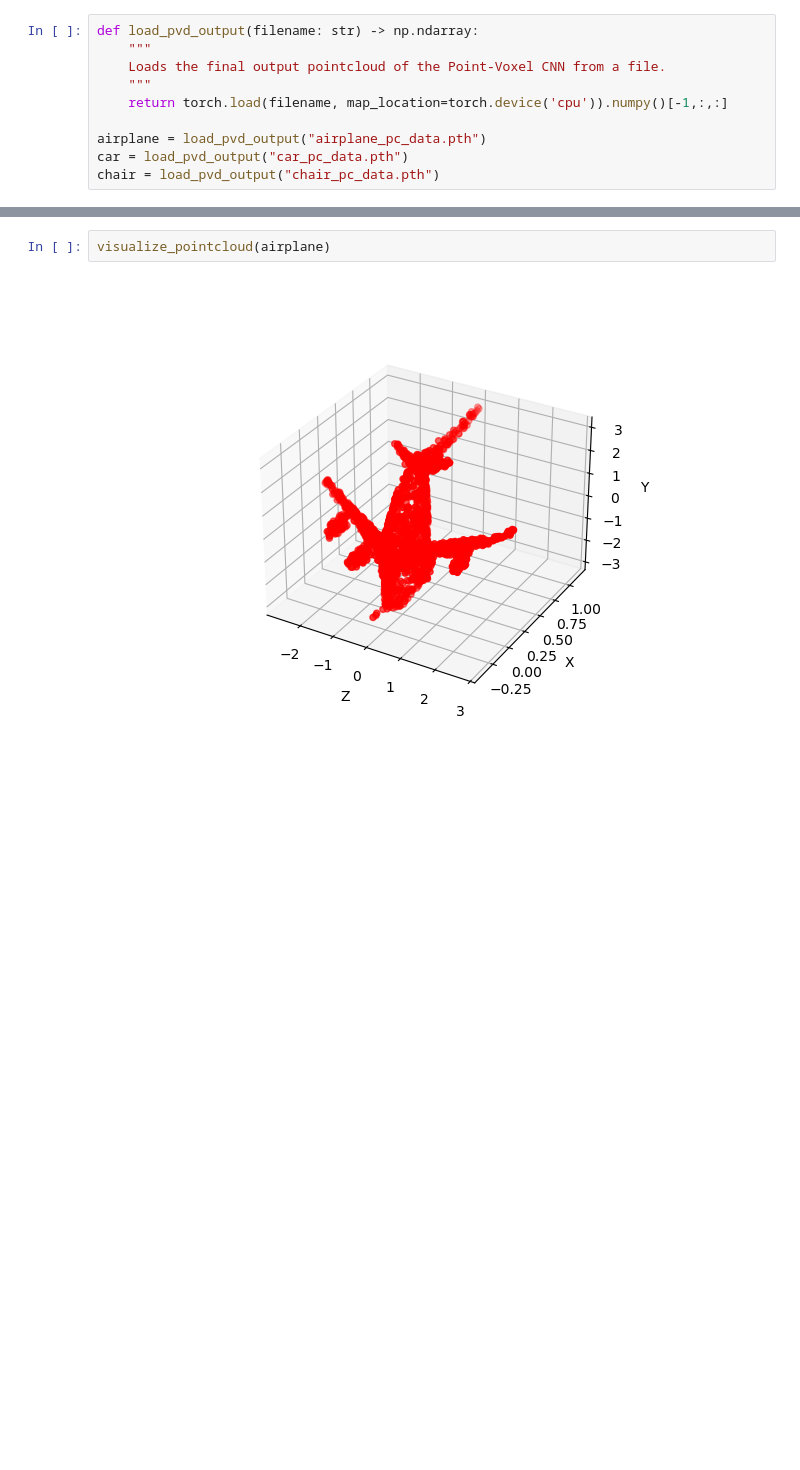
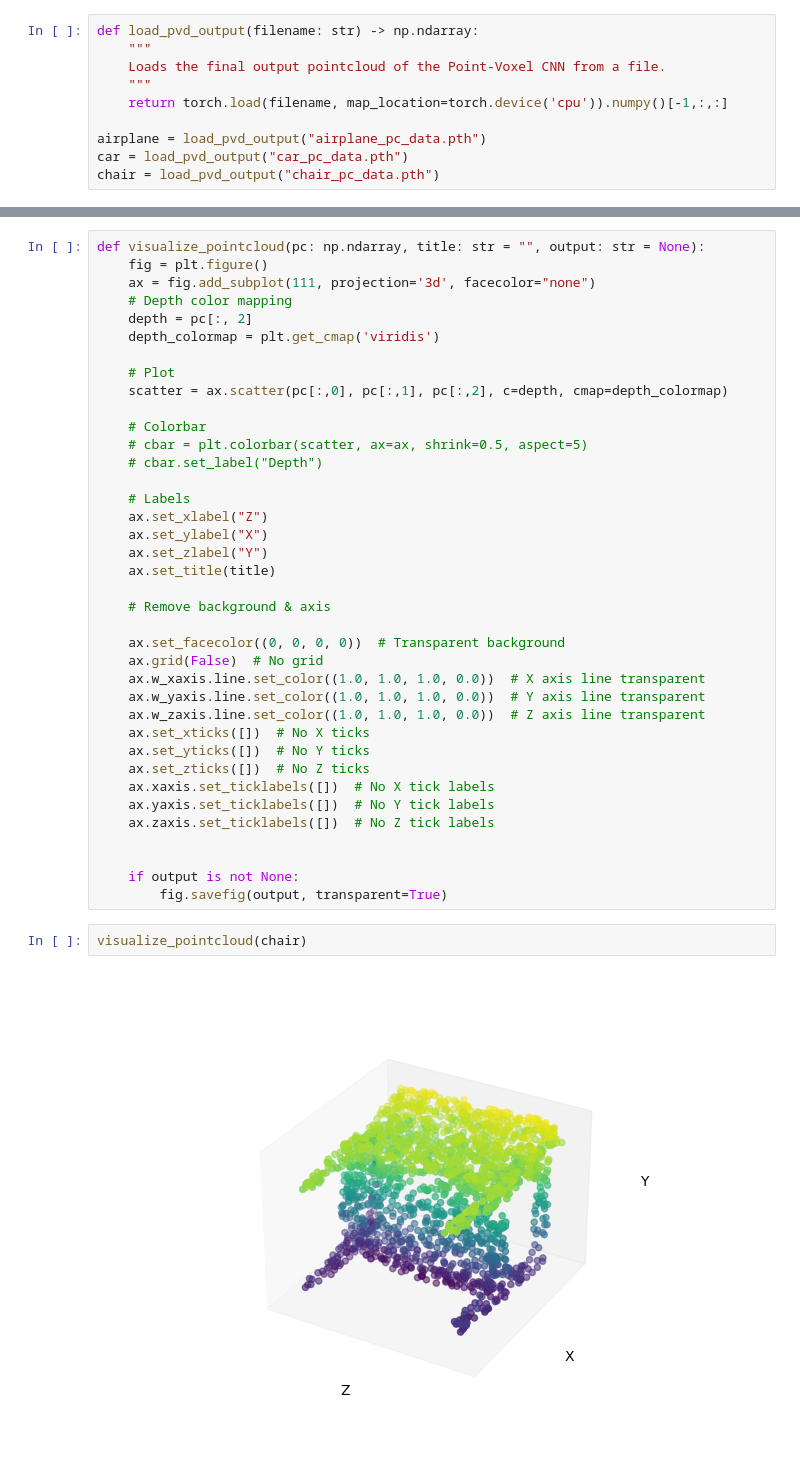
Before and after one commit to kristiyansakalyan/coarse-to-fine-shapes, a Jupyter notebook: patch_creation.ipynb, the cells around one changed output, grey strips where cells are left out. Drawn from its saved outputs; the diff is of its cells as text; blank space fills up the shorter version.

Commit message:
Improve visualization

```diff
--- a/patch_creation.ipynb
+++ b/patch_creation.ipynb
@@ -26,4 +18,42 @@ def visualize_pointcloud(pc: np.ndarray):
+# %%
+def visualize_pointcloud(pc: np.ndarray, title: str = "", output: str = None):
+    fig = plt.figure()
+    ax = fig.add_subplot(111, projection='3d', facecolor="none")
+    # Depth color mapping
+    depth = pc[:, 2]
+    depth_colormap = plt.get_cmap('viridis')
+
+    # Plot
+    scatter = ax.scatter(pc[:,0], pc[:,1], pc[:,2], c=depth, cmap=depth_colormap)
+
+    # Colorbar
+    # cbar = plt.colorbar(scatter, ax=ax, shrink=0.5, aspect=5)
+    # cbar.set_label("Depth")
+
+    # Labels
+    ax.set_xlabel("Z")
+    ax.set_ylabel("X")
+    ax.set_zlabel("Y")
+    ax.set_title(title)
+
+    # Remove background & axis
+
+    ax.set_facecolor((0, 0, 0, 0))  # Transparent background
+    ax.grid(False)  # No grid
+    ax.w_xaxis.line.set_color((1.0, 1.0, 1.0, 0.0))  # X axis line transparent
+    ax.w_yaxis.line.set_color((1.0, 1.0, 1.0, 0.0))  # Y axis line transparent
+    ax.w_zaxis.line.set_color((1.0, 1.0, 1.0, 0.0))  # Z axis line transparent
+    ax.set_xticks([])  # No X ticks
+    ax.set_yticks([])  # No Y ticks
+    ax.set_zticks([])  # No Z ticks
+    ax.xaxis.set_ticklabels([])  # No X tick labels
+    ax.yaxis.set_ticklabels([])  # No Y tick labels
+    ax.zaxis.set_ticklabels([])  # No Z tick labels
+
+
+    if output is not None:
+        fig.savefig(output, transparent=True)
 # %%
-visualize_pointcloud(airplane)
+visualize_pointcloud(chair)
 # %% [output]
-[figure, old version]
+[figure, new version]
```
Also changed, not shown: parts of 2 cells of this notebook.
